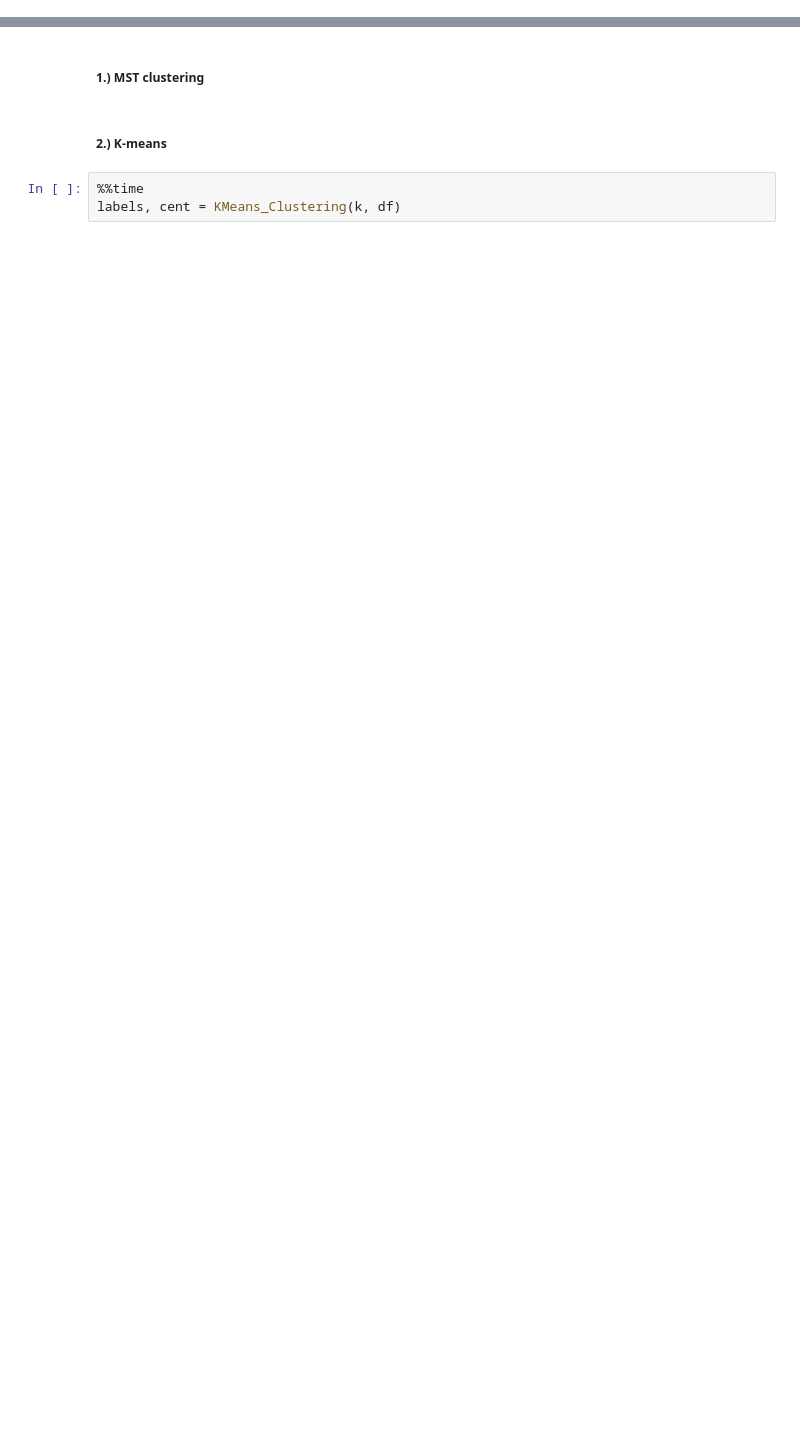
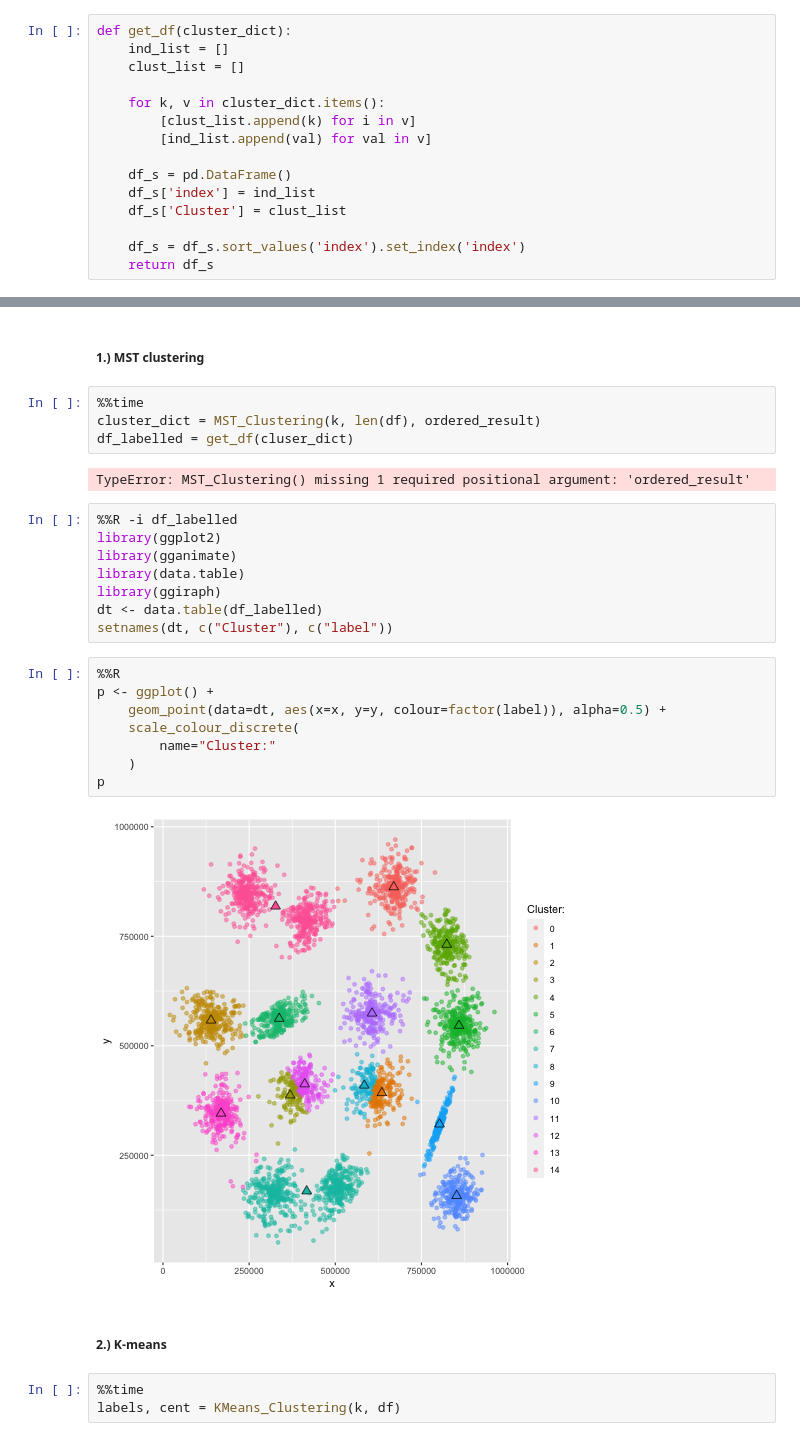
Before and after one commit to pat-alt/clustering, a Jupyter notebook: Answers.ipynb, the cells around one changed output, grey strips where cells are left out. Drawn from its saved outputs; the diff is of its cells as text; blank space fills up the shorter version.

```diff
--- a/Answers.ipynb
+++ b/Answers.ipynb
@@ -154,3 +102,18 @@ def MST_clustering(K, N, ordered_result):
+# %%
+def get_df(cluster_dict):
+    ind_list = []
+    clust_list = []
+
+    for k, v in cluster_dict.items():
+        [clust_list.append(k) for i in v]
+        [ind_list.append(val) for val in v]
+
+    df_s = pd.DataFrame()
+    df_s['index'] = ind_list
+    df_s['Cluster'] = clust_list
+
+    df_s = df_s.sort_values('index').set_index('index')
+    return df_s
 # %% [markdown]
 #### K-means clustering
 # %% [markdown]
@@ -395,5 +417,29 @@ Once again we run the two different clustering algorithms.
 # %% [markdown]
 ##### 1.) MST clustering
+# %%
+%%time
+cluster_dict = MST_Clustering(k, len(df), ordered_result)
+df_labelled = get_df(cluser_dict)
+# %% [output]
+TypeError: MST_Clustering() missing 1 required positional argument: 'ordered_result'
+# %%
+%%R -i df_labelled
+library(ggplot2)
+library(gganimate)
+library(data.table)
+library(ggiraph)
+dt <- data.table(df_labelled)
+setnames(dt, c("Cluster"), c("label"))
+# %%
+%%R
+p <- ggplot() +
+    geom_point(data=dt, aes(x=x, y=y, colour=factor(label)), alpha=0.5) +
+    scale_colour_discrete(
+        name="Cluster:"
+    )
+p
+# %% [output]
+[figure, added]
 # %% [markdown]
 ##### 2.) K-means
 # %%
```
Also changed, not shown: parts of 21 cells of this notebook.
